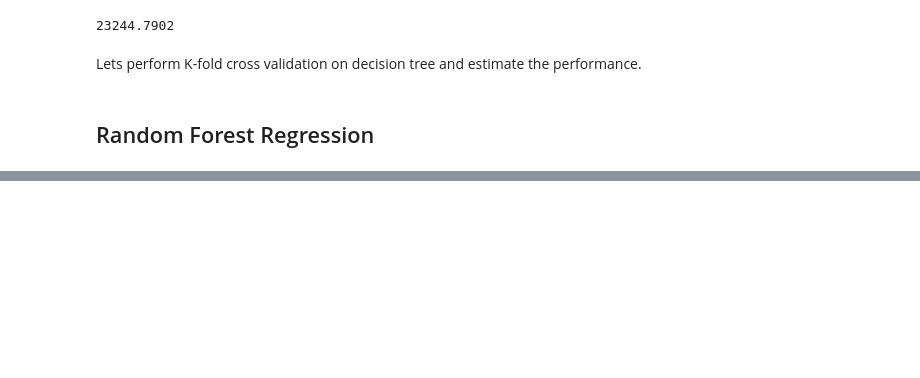
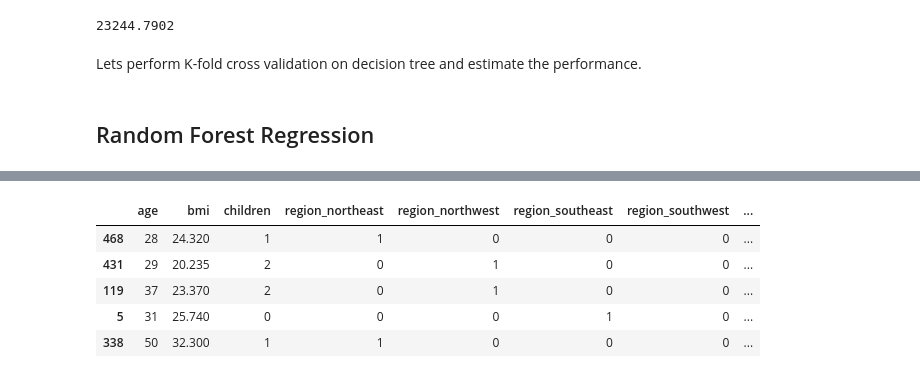
Before and after one commit to vivek-rd/Medical-Insurance-Cost-Prediction, a Jupyter notebook: medical_insurance_cost_prediction.ipynb, the cells around one changed output, grey strips where cells are left out. Saved outputs shown, nothing was run; the diff lists cells and outputs as text; code cells hidden in the pictures; blank space fills up the shorter version.

```diff
--- a/medical_insurance_cost_prediction.ipynb
+++ b/medical_insurance_cost_prediction.ipynb
@@ -215,0 +261,9 @@ Mean Absolute Error - 4526.086789042693
+# %%
+X_train.head(5)
+# %% [output]
+|  | age | bmi | children | region_northeast | region_northwest | region_southeast | region_southwest | ... |
+| 468 | 28 | 24.320 | 1 | 1 | 0 | 0 | 0 | ... |
+| 431 | 29 | 20.235 | 2 | 0 | 1 | 0 | 0 | ... |
+| 119 | 37 | 23.370 | 2 | 0 | 1 | 0 | 0 | ... |
+| 5 | 31 | 25.740 | 0 | 0 | 0 | 1 | 0 | ... |
+| 338 | 50 | 32.300 | 1 | 1 | 0 | 0 | 0 | ... |
```
Also changed, not shown: parts of 10 cells of this notebook.
